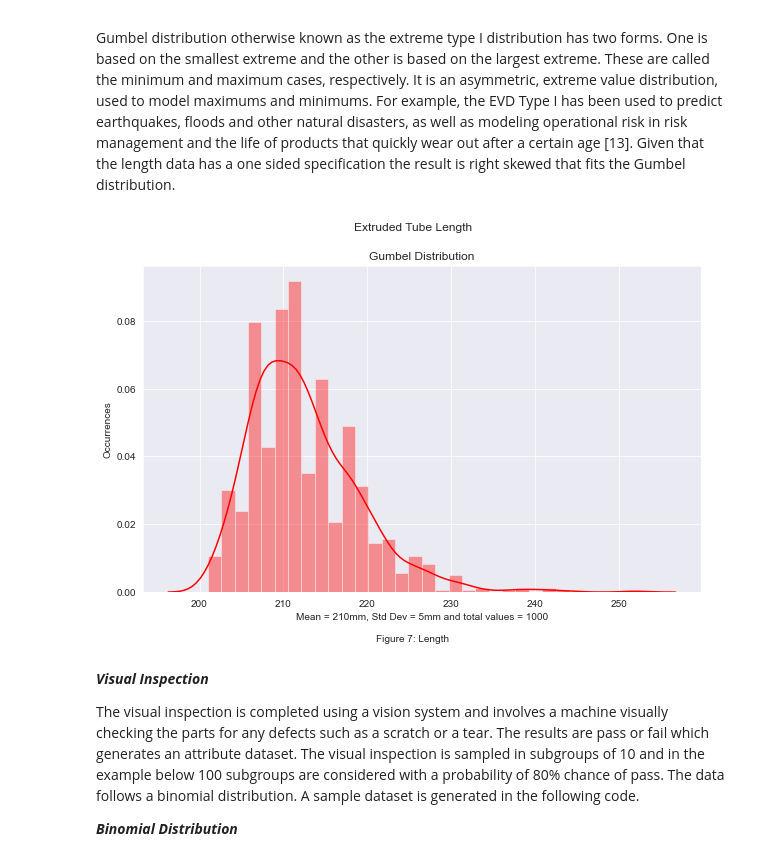
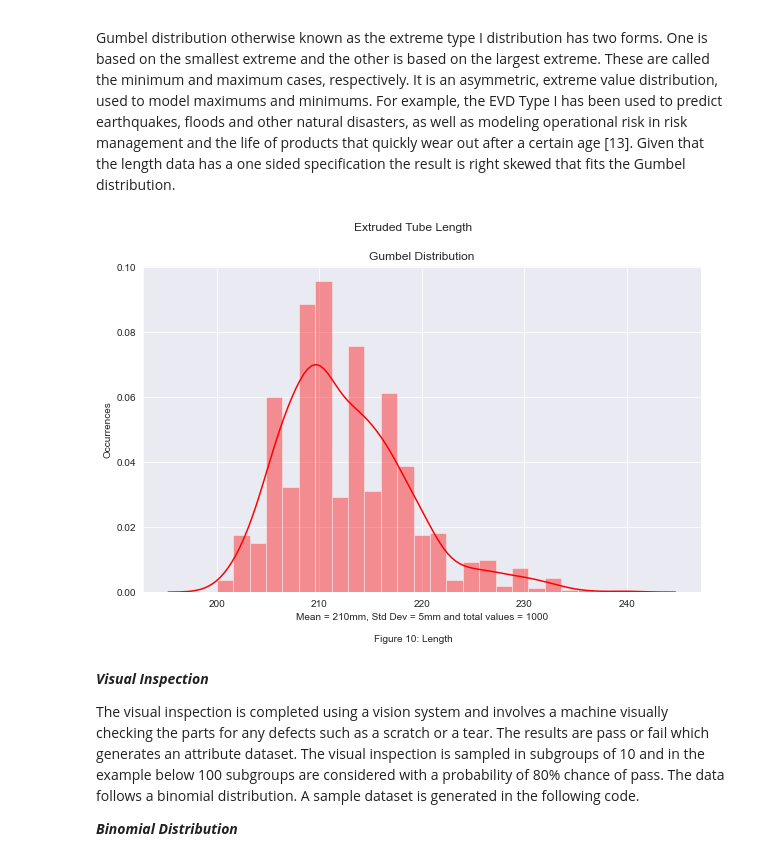
Before and after one commit to KeithQuinn/Project_2020_Programming-for-Data-Analysis, a Jupyter notebook: Project_2020_Programming-for-Data-Analysis.ipynb, the cells around one changed output. Cells and saved outputs as stored; diff of their text form; code cells hidden in the pictures.

```diff
--- a/Project_2020_Programming-for-Data-Analysis.ipynb
+++ b/Project_2020_Programming-for-Data-Analysis.ipynb
@@ -226,20 +229,20 @@ Gumbel distribution otherwise known as the extreme type I distribution has two f
 # %%
 loc = 210 # mean
 scale = 5 # standard deviation
 size = 1000 # number of values
 
 length_data = np.random.gumbel(loc, scale, size).astype(int)
 plt.figure(figsize=(10, 6)) # figure size
 plt.title('Gumbel Distribution') # title
 plt.suptitle('Extruded Tube Length') # subtitle
 plt.xlabel(f'Mean = {loc}mm, Std Dev = {scale}mm and total values = {size}') # xlabel
 plt.ylabel('Occurrences') # ylabel
 sns.distplot(a=length_data, hist=True, kde=True, color='r')
-txt="Figure 7: Length" # create caption
+txt="Figure 10: Length" # create caption
 plt.figtext(0.5, 0.01, txt, wrap=True, horizontalalignment='center', fontsize=10) # locate caption
 plt.show() # show histogram
 # %% [output]
-[figure, old version]
+[figure, new version]
 # %% [markdown]
 *__Visual Inspection__*
 
```
Also changed, not shown: parts of 64 cells of this notebook, 1 other file.
